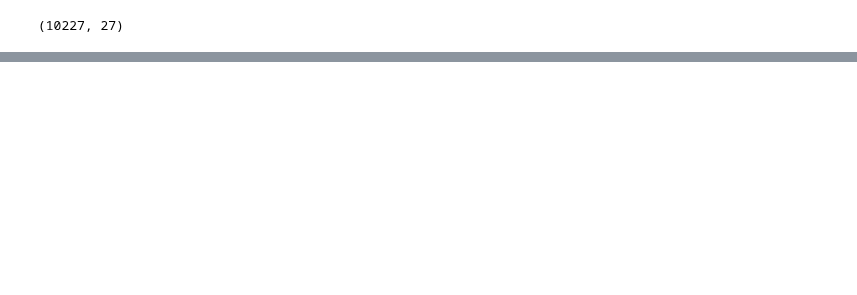
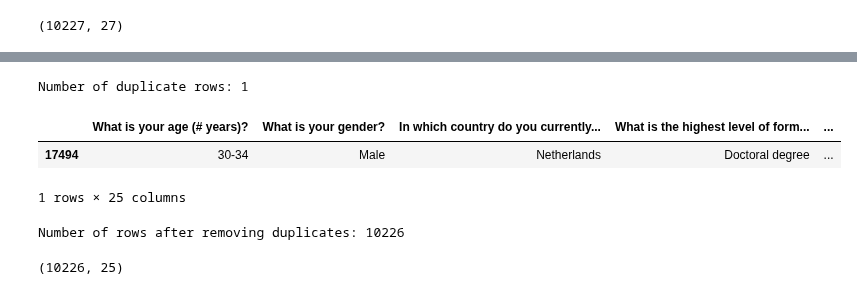
Before and after one commit to Aaron2k02/data-mining-warehousing-wages-analysis, a Jupyter notebook: notebooks/02_exploratory_data_analysis.ipynb, the cells around one changed output, grey strips where cells are left out. Cells and saved outputs as stored; diff of their text form; code cells hidden in the pictures; blank space fills up the shorter version.

Commit message:
data prep commit init

```diff
--- a/notebooks/02_exploratory_data_analysis.ipynb
+++ b/notebooks/02_exploratory_data_analysis.ipynb
@@ -284,26 +158,0 @@ profile_preprocessed_survey_check.to_file('profile_preprocessed_survey_check.htm
-# %%
-import pandas as pd
-import numpy as np
-from sklearn.decomposition import PCA
-
-# Step 1: Frequency Encode the Categorical Column
-# Get the counts for each category
-value_counts = preprocessed_df['What programming language would you recommend an aspiring data scientist to learn first?'].value_counts()
-
-# Map each category to its frequency count
-preprocessed_df['language_freq'] = preprocessed_df['What programming language would you recommend an aspiring data scientist to learn first?'].map(value_counts)
-
-# Step 2: Apply Log Transformation to Reduce Skew
-# This will reduce the dominance of the majority class by scaling down large counts
-preprocessed_df['language_freq'] = np.log1p(preprocessed_df['language_freq'])
-
-# Step 3: Apply PCA (if needed for dimensionality reduction)
-# Here we only have one feature (language_freq), so PCA is not necessary. However, if you had multiple columns,
-# you could combine them and apply PCA here.
-
-# Step 4: Drop the original categorical column
-preprocessed_df = preprocessed_df.drop(columns=['What programming language would you recommend an aspiring data scientist to learn first?'])
-
-# Check the new distribution
-print(preprocessed_df['language_freq'].describe())
-print(preprocessed_df.head())
@@ -309,0 +162,8 @@ print(preprocessed_df.head())
+# %%
+# Group responses into two categories: "Never" and "Used TPU"
+preprocessed_df['Have you ever used a TPU (tensor processing unit)?'] = preprocessed_df['Have you ever used a TPU (tensor processing unit)?'].replace(
+    {'Once': 'Used TPU', '2-5 times': 'Used TPU', '6-24 times': 'Used TPU', '> 25 times': 'Used TPU'}
+)
+
+# Verify the distribution
+print(preprocessed_df['Have you ever used a TPU (tensor processing unit)?'].value_counts(normalize=True) * 100)
@@ -309,0 +176,18 @@ print(preprocessed_df.head())
+# %%
+# Check for duplicates based on all columns
+duplicates = preprocessed_df[preprocessed_df.duplicated()]
+print(f"Number of duplicate rows: {len(duplicates)}")
+duplicates
+# %% [output]
+Number of duplicate rows: 1
+|  | What is your age (# years)? | What is your gender? | In which country do you currently... | What is the highest level of form... | ... |
+| 17494 | 30-34 | Male | Netherlands | Doctoral degree | ... |
+1 rows × 25 columns
+# %%
+# Remove duplicates (keeping the first occurrence)
+preprocessed_df = preprocessed_df.drop_duplicates()
+
+# Verify removal
+print(f"Number of rows after removing duplicates: {len(preprocessed_df)}")
+# %% [output]
+Number of rows after removing duplicates: 10226
@@ -309,0 +197,4 @@ print(preprocessed_df.head())
+# %%
+preprocessed_df.shape
+# %% [output]
+(10226, 25)
```
Also changed, not shown: parts of 15 cells of this notebook, 2 other files.
